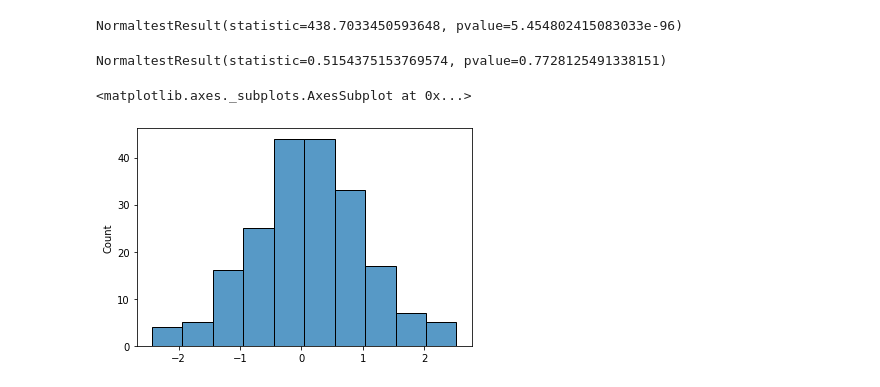
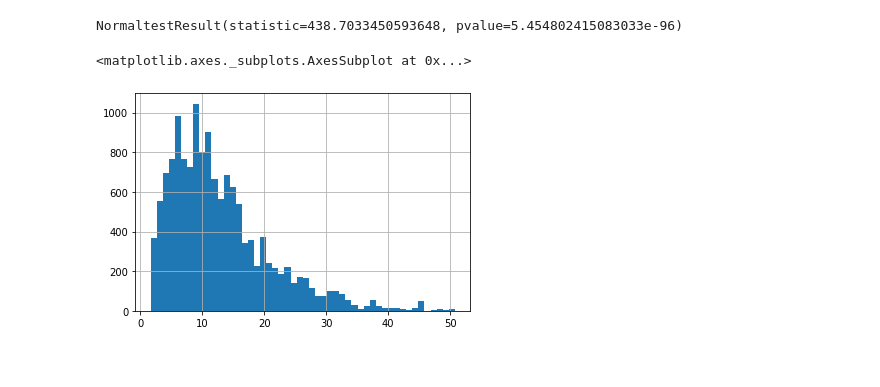
Before and after one commit to sathishrouthu/BigMart-Sales_Prediction, a Jupyter notebook: EDA-BigMart Sales.ipynb, the cells around one changed output. Drawn from its saved outputs; the diff is of its cells as text; code cells hidden in the pictures.

```diff
--- a/EDA-BigMart Sales.ipynb
+++ b/EDA-BigMart Sales.ipynb
@@ -621,3 +621,5 @@ np.sqrt(data['Item_Visibility']).hist(bins=100)
+# %%
+data['Item_Visibility'] = np.sqrt(data['Item_Visibility'])
 # %%
 from scipy.stats import normaltest
 # %%
@@ -636,9 +629,5 @@ data1 = normal(loc=0, scale=1, size=200)
-# %%
-normaltest(data1)
-# %% [output]
-NormaltestResult(statistic=0.5154375153769574, pvalue=0.7728125491338151)
-# %%
-sns.histplot(data1,bins=10)
-# %% [output]
-<matplotlib.axes._subplots.AxesSubplot at 0x...>
-[figure, removed]
+# %%
+data['Price_per_Unitwt'].hist(bins=50)
+# %% [output]
+<matplotlib.axes._subplots.AxesSubplot at 0x...>
+[figure, added]
```
Also changed, not shown: parts of 22 cells of this notebook.
